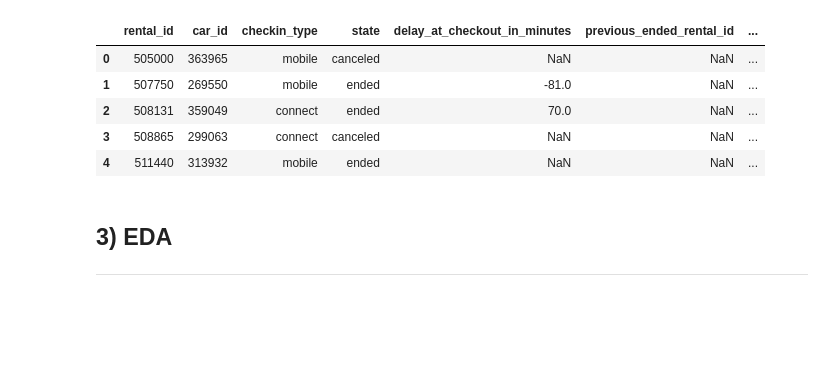
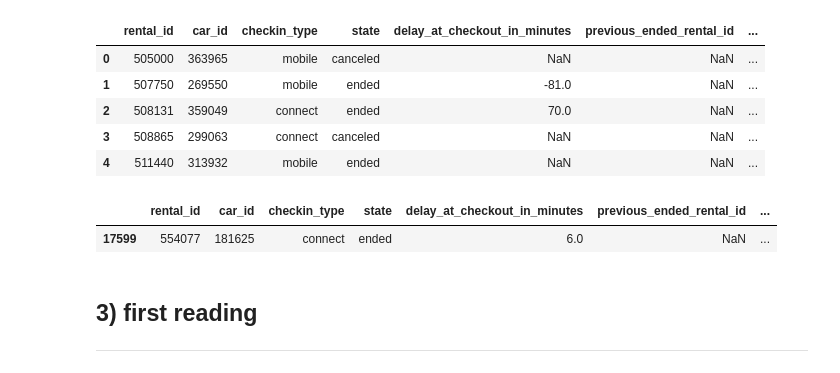
Before and after one commit to LyXoR51/my_certification_projects, a Jupyter notebook: M05-Projet-GetAround/GetAround_EDA.ipynb, the cells around one changed output. Saved outputs shown, nothing was run; the diff lists cells and outputs as text; code cells hidden in the pictures; blank space fills up the shorter version.

```diff
--- a/M05-Projet-GetAround/GetAround_EDA.ipynb
+++ b/M05-Projet-GetAround/GetAround_EDA.ipynb
@@ -19,8 +20,13 @@ data.head()
 | 2 | 508131 | 359049 | connect | ended | 70.0 | NaN | ... |
 | 3 | 508865 | 299063 | connect | canceled | NaN | NaN | ... |
 | 4 | 511440 | 313932 | mobile | ended | NaN | NaN | ... |
+# %%
+data[data['rental_id']== 554077]
+# %% [output]
+|  | rental_id | car_id | checkin_type | state | delay_at_checkout_in_minutes | previous_ended_rental_id | ... |
+| 17599 | 554077 | 181625 | connect | ended | 6.0 | NaN | ... |
 # %% [markdown]
-## 3) EDA
+## 3) first reading
 ---
 # %%
 # Basic stats
```
Also changed, not shown: parts of 46 cells of this notebook, 3 other files.
